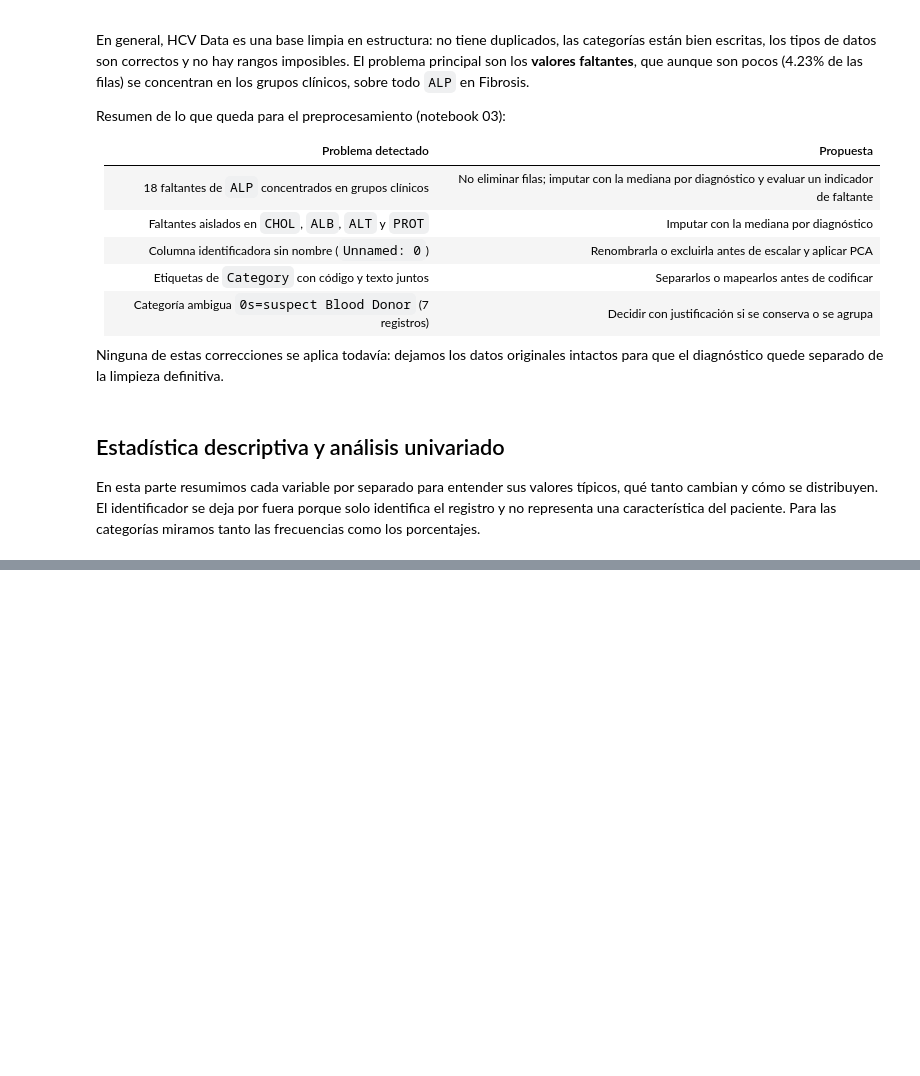
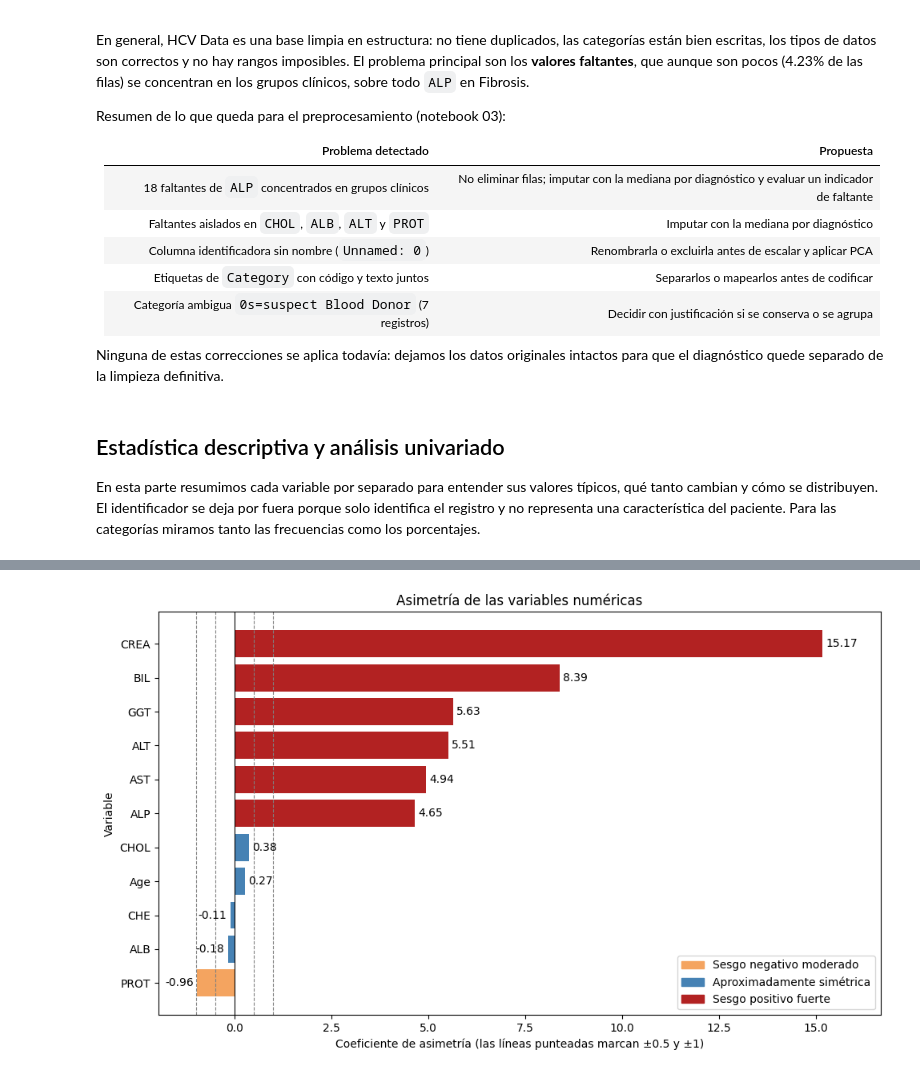
Before and after one commit to ExBlake/Analisis-de-datos-evento-2, a Jupyter notebook: notebooks/02_eda_hcv.ipynb, the cells around one changed output, grey strips where cells are left out. Saved outputs shown, nothing was run; the diff lists cells and outputs as text; code cells hidden in the pictures; blank space fills up the shorter version.

Commit message:
Análisis de distribuciones y valores atípicos

```diff
--- a/notebooks/02_eda_hcv.ipynb
+++ b/notebooks/02_eda_hcv.ipynb
@@ -530,0 +584,4 @@ for columna in columnas_categoricas:
+# %%
+# Se trabaja sobre una copia para no alterar los datos que usan las demás secciones
+df_distribuciones = df.copy()
+variables_numericas = ["Age"] + columnas_clinicas
@@ -530,0 +598,14 @@ for columna in columnas_categoricas:
+# %%
+def clasificar_asimetria(asimetria):
+    if abs(asimetria) < 0.5:
+        return "Aproximadamente simétrica"
+    direccion = "positivo" if asimetria > 0 else "negativo"
+    intensidad = "moderado" if abs(asimetria) <= 1 else "fuerte"
+    return f"Sesgo {direccion} {intensidad}"
+
+
+forma = estadisticas.loc[variables_numericas, ["Media", "Mediana", "Asimetria", "Curtosis"]].copy()
+forma["Media_menos_mediana"] = forma["Media"] - forma["Mediana"]
+forma["Forma"] = forma["Asimetria"].apply(clasificar_asimetria)
+forma = forma.sort_values("Asimetria", ascending=False)
+display(forma.round(2))
@@ -530,0 +625,36 @@ for columna in columnas_categoricas:
+# %%
+colores_forma = {
+    "Aproximadamente simétrica": "steelblue",
+    "Sesgo positivo moderado": "sandybrown",
+    "Sesgo negativo moderado": "sandybrown",
+    "Sesgo positivo fuerte": "firebrick",
+    "Sesgo negativo fuerte": "firebrick",
+}
+forma_grafico = forma.sort_values("Asimetria")
+
+fig, ax = plt.subplots(figsize=(10, 6))
+barras = ax.barh(
+    forma_grafico.index,
+    forma_grafico["Asimetria"],
+    color=forma_grafico["Forma"].map(colores_forma),
+)
+ax.bar_label(barras, fmt="%.2f", padding=3)
+for limite in [-1, -0.5, 0.5, 1]:
+    ax.axvline(limite, color="gray", linestyle="--", linewidth=0.8)
+ax.axvline(0, color="black", linewidth=0.8)
+
+# Leyenda solo con las formas que aparecen en los datos
+formas_presentes = forma_grafico["Forma"].unique()
+ax.legend(
+    handles=[plt.Rectangle((0, 0), 1, 1, color=colores_forma[f]) for f in formas_presentes],
+    labels=list(formas_presentes),
+    loc="lower right",
+)
+ax.set_title("Asimetría de las variables numéricas")
+ax.set_xlabel("Coeficiente de asimetría (las líneas punteadas marcan ±0.5 y ±1)")
+ax.set_ylabel("Variable")
+ax.set_xlim(forma_grafico["Asimetria"].min() - 1, forma_grafico["Asimetria"].max() + 1.5)
+plt.tight_layout()
+plt.show()
+# %% [output]
+[figure, added]
```
Also changed, not shown: parts of 22 cells of this notebook, 1 other file.
